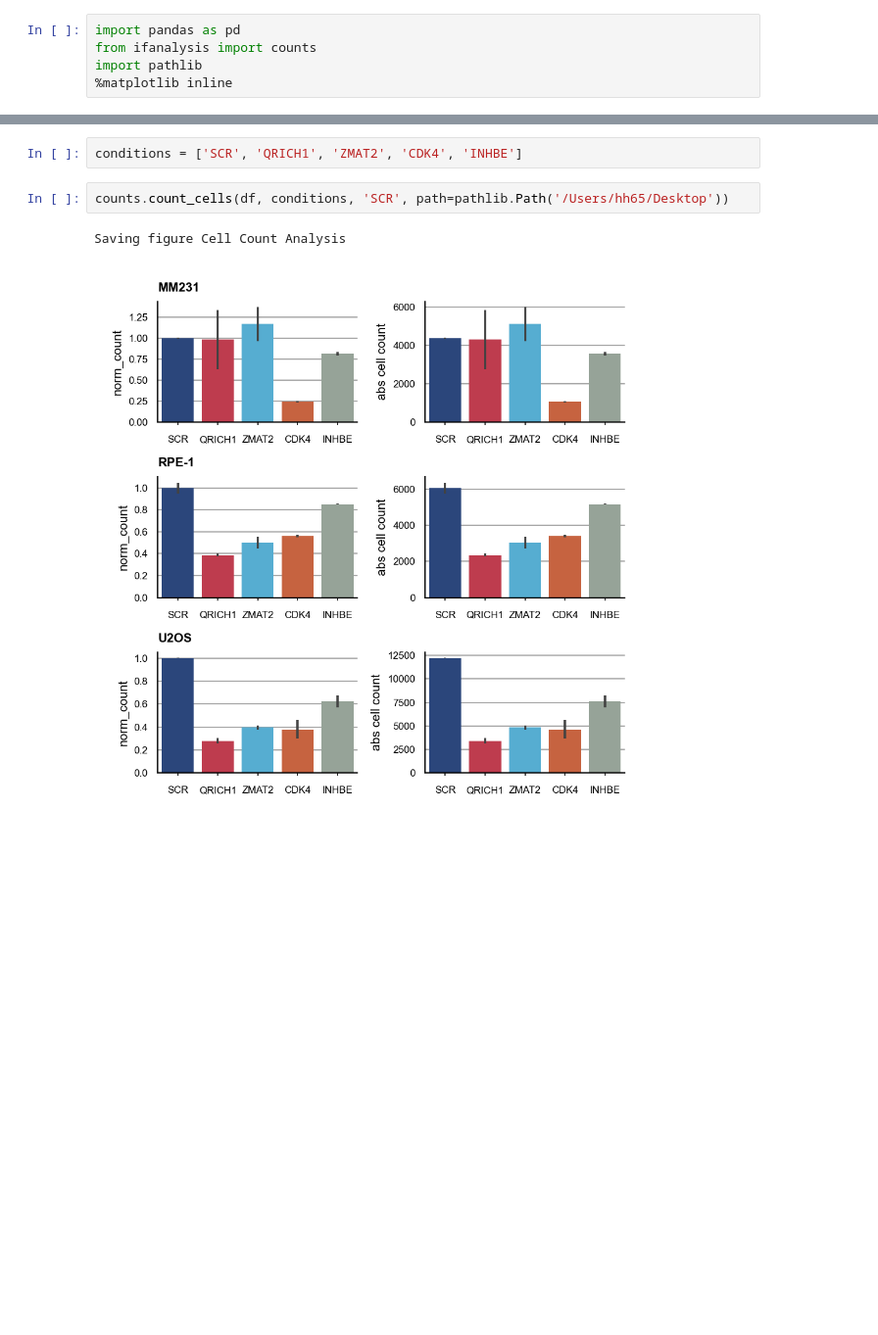
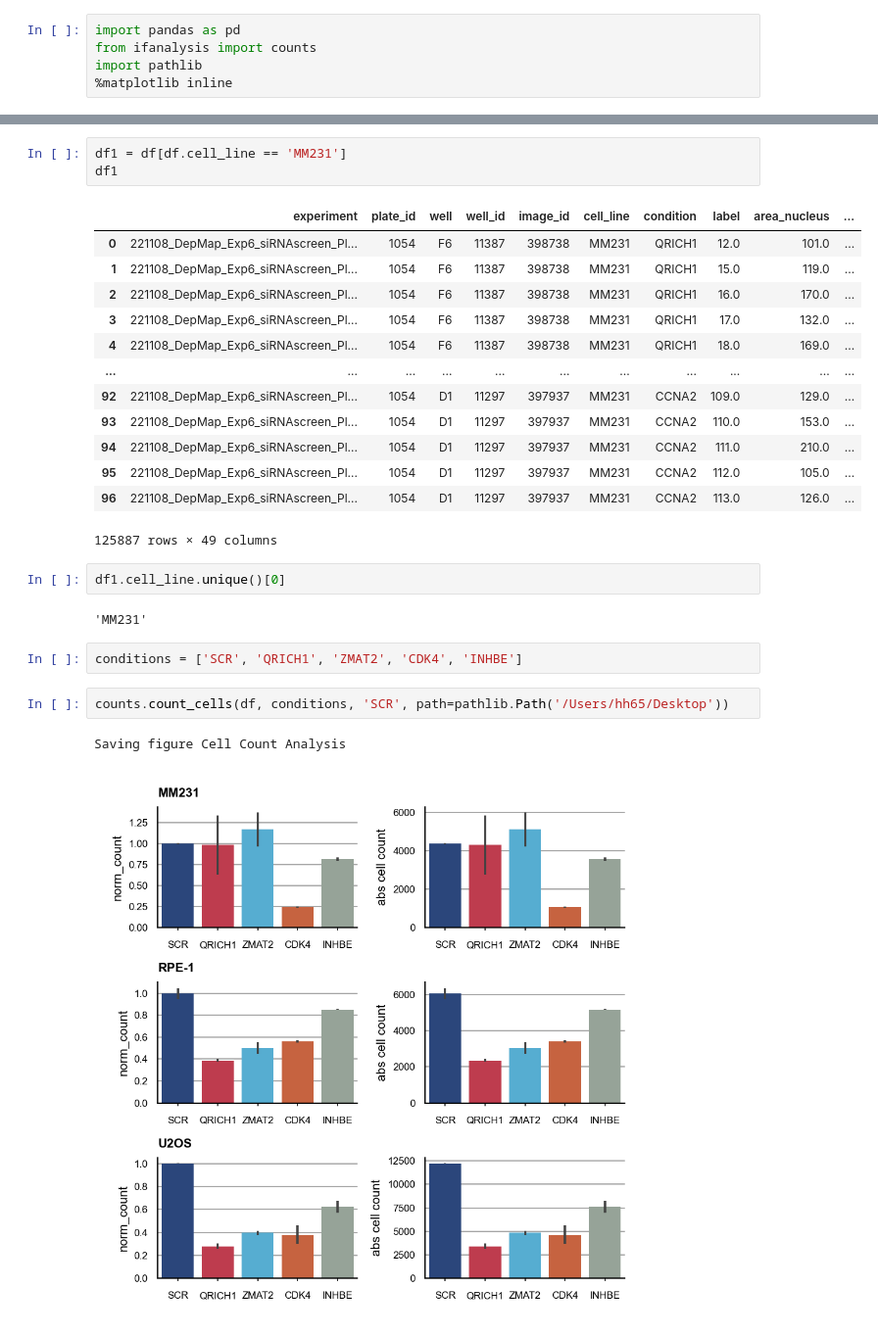
Before and after one commit to HocheggerLab/IFanalysis, a Jupyter notebook: example_analysis.ipynb, the cells around one changed output, grey strips where cells are left out. Shown at 98% size. Cells and saved outputs as stored; diff of their text form; blank space fills up the shorter version.

```diff
--- a/example_analysis.ipynb
+++ b/example_analysis.ipynb
@@ -24,3 +17,24 @@ df.head()
+# %%
+df1 = df[df.cell_line == 'MM231']
+df1
+# %% [output]
+|  | experiment | plate_id | well | well_id | image_id | cell_line | condition | label | area_nucleus | ... |
+| 0 | 221108_DepMap_Exp6_siRNAscreen_Pl... | 1054 | F6 | 11387 | 398738 | MM231 | QRICH1 | 12.0 | 101.0 | ... |
+| 1 | 221108_DepMap_Exp6_siRNAscreen_Pl... | 1054 | F6 | 11387 | 398738 | MM231 | QRICH1 | 15.0 | 119.0 | ... |
+| 2 | 221108_DepMap_Exp6_siRNAscreen_Pl... | 1054 | F6 | 11387 | 398738 | MM231 | QRICH1 | 16.0 | 170.0 | ... |
+| 3 | 221108_DepMap_Exp6_siRNAscreen_Pl... | 1054 | F6 | 11387 | 398738 | MM231 | QRICH1 | 17.0 | 132.0 | ... |
+| 4 | 221108_DepMap_Exp6_siRNAscreen_Pl... | 1054 | F6 | 11387 | 398738 | MM231 | QRICH1 | 18.0 | 169.0 | ... |
+| ... | ... | ... | ... | ... | ... | ... | ... | ... | ... | ... |
+| 92 | 221108_DepMap_Exp6_siRNAscreen_Pl... | 1054 | D1 | 11297 | 397937 | MM231 | CCNA2 | 109.0 | 129.0 | ... |
+| 93 | 221108_DepMap_Exp6_siRNAscreen_Pl... | 1054 | D1 | 11297 | 397937 | MM231 | CCNA2 | 110.0 | 153.0 | ... |
+| 94 | 221108_DepMap_Exp6_siRNAscreen_Pl... | 1054 | D1 | 11297 | 397937 | MM231 | CCNA2 | 111.0 | 210.0 | ... |
+| 95 | 221108_DepMap_Exp6_siRNAscreen_Pl... | 1054 | D1 | 11297 | 397937 | MM231 | CCNA2 | 112.0 | 105.0 | ... |
+| 96 | 221108_DepMap_Exp6_siRNAscreen_Pl... | 1054 | D1 | 11297 | 397937 | MM231 | CCNA2 | 113.0 | 126.0 | ... |
+125887 rows × 49 columns
+# %%
+df1.cell_line.unique()[0]
+# %% [output]
+'MM231'
 # %%
 conditions = ['SCR', 'QRICH1', 'ZMAT2', 'CDK4', 'INHBE']
 # %%
```
Also changed, not shown: parts of 3 cells of this notebook, 1 other file.
